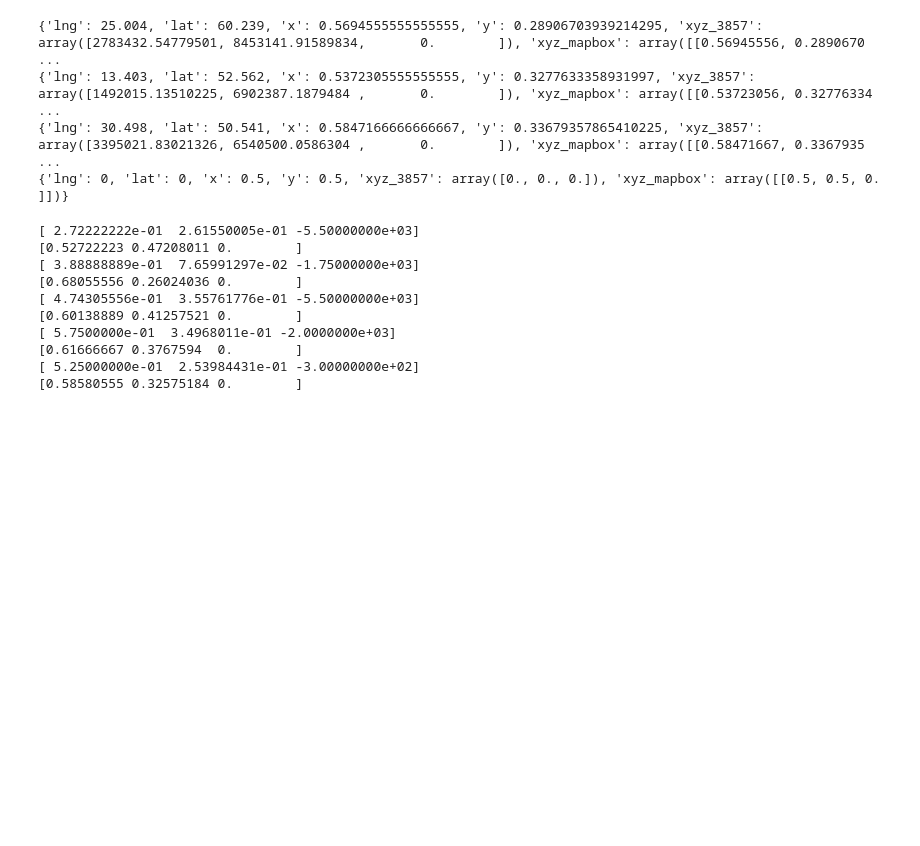
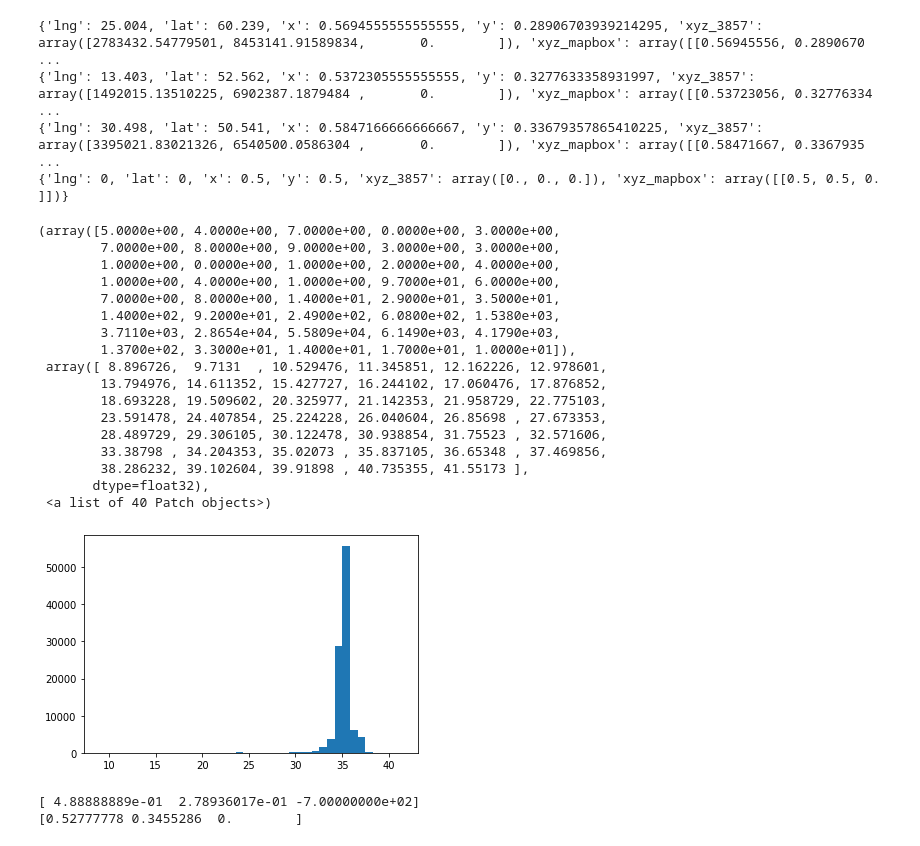
Before and after one commit to openearth/sdc-visualization, a Jupyter notebook: notebooks/isosurface.ipynb, the cells around one changed output. Drawn from its saved outputs; the diff is of its cells as text; code cells hidden in the pictures; blank space fills up the shorter version.

```diff
--- a/notebooks/isosurface.ipynb
+++ b/notebooks/isosurface.ipynb
@@ -284,26 +282,39 @@ def compute_contours(ds_path, variable='Temperature', percentiles=None):
         contour.update()
         contours.append(contour.output)
     return meta, contours
+# %%
+plt.hist(xarray.open_dataset(ds_paths[0]).Salinity.mean(dim='time').values.ravel(), bins=40)
+# %% [output]
+(array([5.0000e+00, 4.0000e+00, 7.0000e+00, 0.0000e+00, 3.0000e+00,
+        7.0000e+00, 8.0000e+00, 9.0000e+00, 3.0000e+00, 3.0000e+00,
+        1.0000e+00, 0.0000e+00, 1.0000e+00, 2.0000e+00, 4.0000e+00,
+        1.0000e+00, 4.0000e+00, 1.0000e+00, 9.7000e+01, 6.0000e+00,
+        7.0000e+00, 8.0000e+00, 1.4000e+01, 2.9000e+01, 3.5000e+01,
+        1.4000e+02, 9.2000e+01, 2.4900e+02, 6.0800e+02, 1.5380e+03,
+        3.7110e+03, 2.8654e+04, 5.5809e+04, 6.1490e+03, 4.1790e+03,
+        1.3700e+02, 3.3000e+01, 1.4000e+01, 1.7000e+01, 1.0000e+01]),
+ array([ 8.896726,  9.7131  , 10.529476, 11.345851, 12.162226, 12.978601,
+        13.794976, 14.611352, 15.427727, 16.244102, 17.060476, 17.876852,
+        18.693228, 19.509602, 20.325977, 21.142353, 21.958729, 22.775103,
+        23.591478, 24.407854, 25.224228, 26.040604, 26.85698 , 27.673353,
+        28.489729, 29.306105, 30.122478, 30.938854, 31.75523 , 32.571606,
+        33.38798 , 34.204353, 35.02073 , 35.837105, 36.65348 , 37.469856,
+        38.286232, 39.102604, 39.91898 , 40.735355, 41.55173 ],
+       dtype=float32),
+ <a list of 40 Patch objects>)
+[figure, added]
 # %%
 # two degrees
-percentiles = np.array([0, 5, 10, 15])
+percentiles = np.array([1, 10, 36.5])
 results = []
 for ds_path in ds_paths:
-    meta, contours = compute_contours(ds_path, variable='Temperature', percentiles=percentiles)
+    meta, contours = compute_contours(ds_path, variable='Salinity', percentiles=percentiles)
     results.append({
         "meta": meta,
         "contours": contours
     })
 # %% [output]
-[ 2.72222222e-01  2.61550005e-01 -5.50000000e+03]
-[0.52722223 0.47208011 0.        ]
-[ 3.88888889e-01  7.65991297e-02 -1.75000000e+03]
-[0.68055556 0.26024036 0.        ]
-[ 4.74305556e-01  3.55761776e-01 -5.50000000e+03]
-[0.60138889 0.41257521 0.        ]
-[ 5.7500000e-01  3.4968011e-01 -2.0000000e+03]
-[0.61666667 0.3767594  0.        ]
-[ 5.25000000e-01  2.53984431e-01 -3.00000000e+02]
-[0.58580555 0.32575184 0.        ]
+[ 4.88888889e-01  2.78936017e-01 -7.00000000e+02]
+[0.52777778 0.3455286  0.        ]
 # %%
 fig, ax = plt.subplots(figsize=(13, 8))
```
Also changed, not shown: parts of 8 cells of this notebook.
